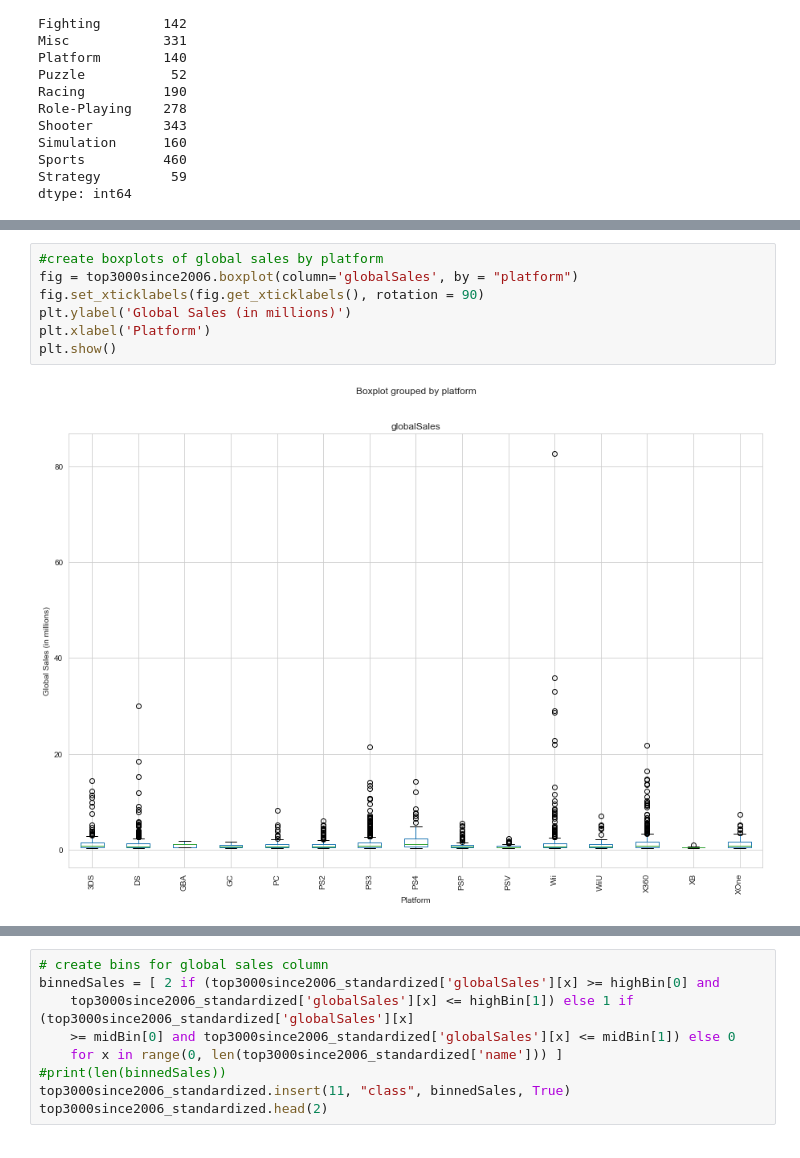
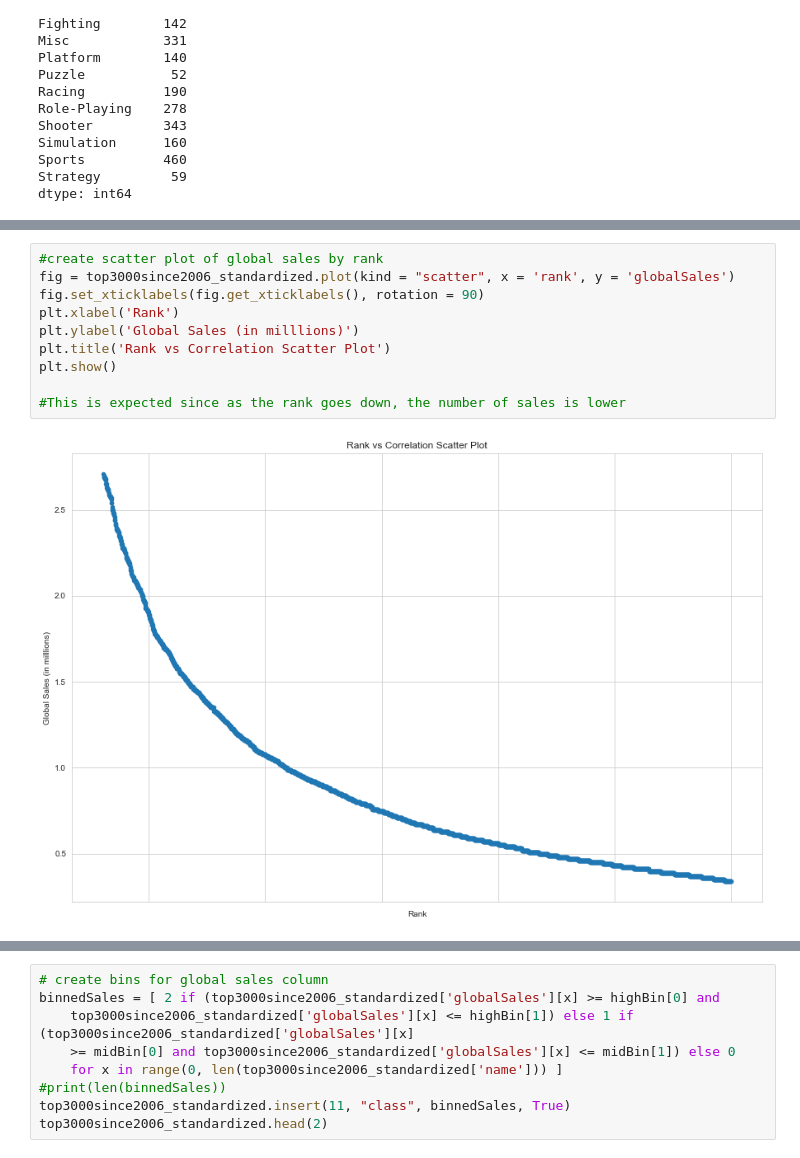
Before and after one commit to jhgalvin/DS_Project, a Jupyter notebook: dsProject.ipynb, the cells around one changed output, grey strips where cells are left out. Saved outputs shown, nothing was run; the diff lists cells and outputs as text.

```diff
--- a/dsProject.ipynb
+++ b/dsProject.ipynb
@@ -266,9 +338,12 @@ plt.show()
 # %%
-#create boxplots of global sales by platform
-fig = top3000since2006.boxplot(column='globalSales', by = "platform")
+#create scatter plot of global sales by rank
+fig = top3000since2006_standardized.plot(kind = "scatter", x = 'rank', y = 'globalSales')
 fig.set_xticklabels(fig.get_xticklabels(), rotation = 90)
-plt.ylabel('Global Sales (in millions)')
-plt.xlabel('Platform')
+plt.xlabel('Rank')
+plt.ylabel('Global Sales (in milllions)')
+plt.title('Rank vs Correlation Scatter Plot')
 plt.show()
+
+#This is expected since as the rank goes down, the number of sales is lower
 # %% [output]
-[figure, old version]
+[figure, new version]
```
Also changed, not shown: parts of 36 cells of this notebook, 1 other file.
